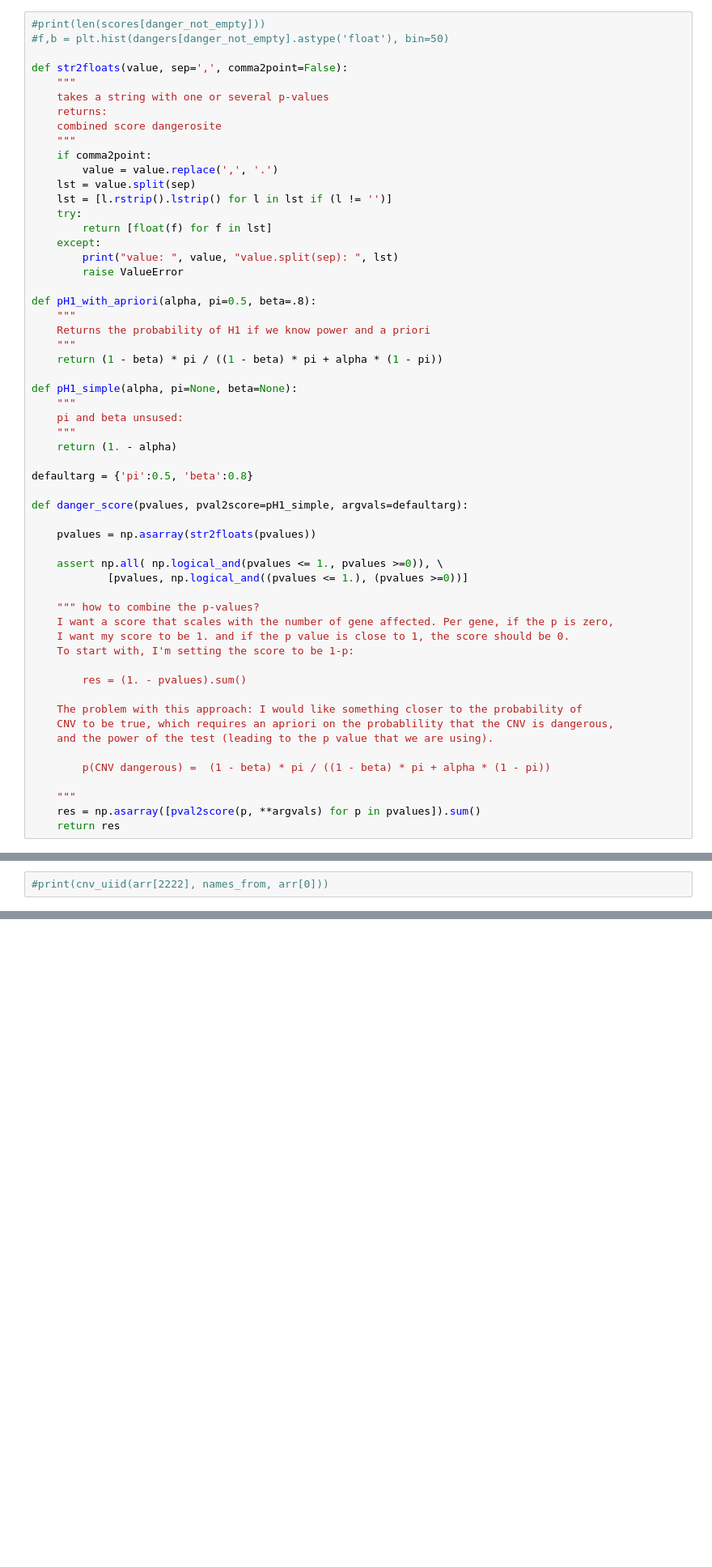
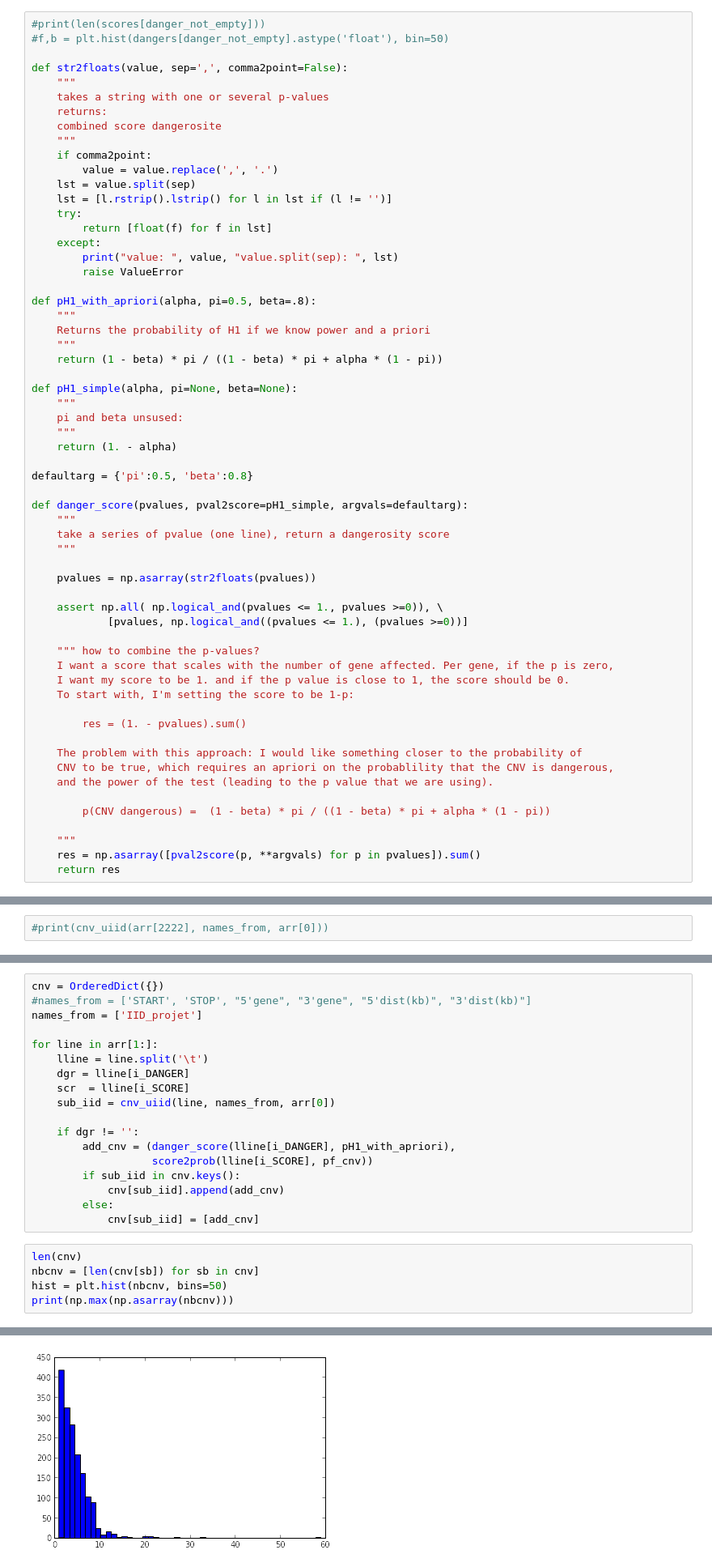
Before and after one commit to jbpoline/cnv_analysis, a Jupyter notebook: CNV_guillaume_huguet.ipynb, the cells around one changed output, grey strips where cells are left out. Shown at 81% size. Saved outputs shown, nothing was run; the diff lists cells and outputs as text; blank space fills up the shorter version.

```diff
--- a/CNV_guillaume_huguet.ipynb
+++ b/CNV_guillaume_huguet.ipynb
@@ -84,6 +84,9 @@ def pH1_simple(alpha, pi=None, beta=None):
 defaultarg = {'pi':0.5, 'beta':0.8}
 
 def danger_score(pvalues, pval2score=pH1_simple, argvals=defaultarg):
+    """
+    take a series of pvalue (one line), return a dangerosity score
+    """
 
     pvalues = np.asarray(str2floats(pvalues))
 
@@ -595,0 +584,24 @@ for k in cnv.keys():
+# %%
+cnv = OrderedDict({})
+#names_from = ['START', 'STOP', "5'gene", "3'gene", "5'dist(kb)", "3'dist(kb)"]
+names_from = ['IID_projet']
+
+for line in arr[1:]:
+    lline = line.split('\t')
+    dgr = lline[i_DANGER]
+    scr  = lline[i_SCORE]
+    sub_iid = cnv_uiid(line, names_from, arr[0])
+
+    if dgr != '':
+        add_cnv = (danger_score(lline[i_DANGER], pH1_with_apriori),
+                   score2prob(lline[i_SCORE], pf_cnv))
+        if sub_iid in cnv.keys():
+            cnv[sub_iid].append(add_cnv)
+        else:
+            cnv[sub_iid] = [add_cnv]
+# %%
+len(cnv)
+nbcnv = [len(cnv[sb]) for sb in cnv]
+hist = plt.hist(nbcnv, bins=50)
+print(np.max(np.asarray(nbcnv)))
+# %% [output]
@@ -595,0 +609 @@ for k in cnv.keys():
+[figure, added]
```
Also changed, not shown: parts of 8 cells of this notebook.
